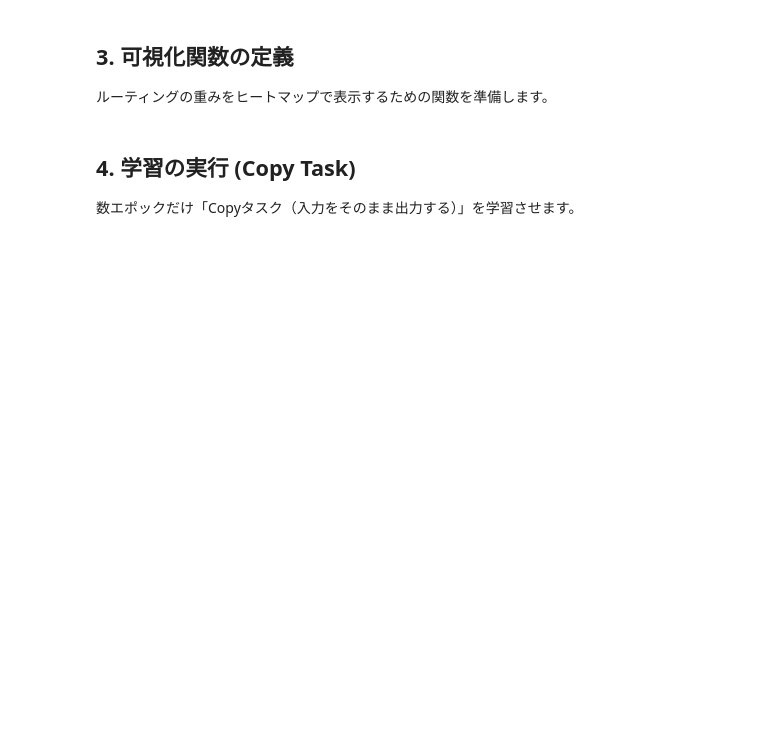
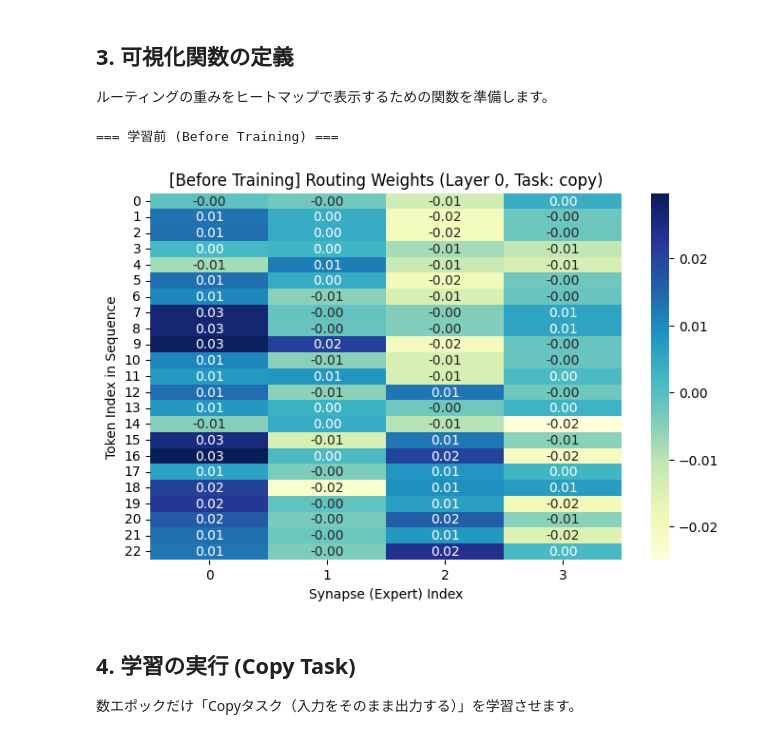
Before and after one commit to JunSuzukiJapan/SynapticRouter, a Jupyter notebook: notebooks/02_learning_and_routing_demo.ipynb, the cells around one changed output. Cells and saved outputs as stored; diff of their text form; code cells hidden in the pictures; blank space fills up the shorter version.

```diff
--- a/notebooks/02_learning_and_routing_demo.ipynb
+++ b/notebooks/02_learning_and_routing_demo.ipynb
@@ -51,26 +57,29 @@ optimizer = make_optimizer(model, lr=0.005)
 # %%
 def visualize_routing(model, task="copy", title_prefix=""):
     model.eval()
     # 評価用のバッチを作成 (シーケンス長10)
     x, y = make_batch(task, batch_size=1, min_len=10, max_len=10, device=device)
 
     with torch.no_grad():
-        outputs, routing_weights = model(x)
+        outputs, routing_weights, _ = model(x, torch.zeros_like(y))
 
     # 最初のレイヤーのルーティング重みを取得
     layer_idx = 0
     weights = routing_weights[layer_idx][0].cpu().numpy()
 
     plt.figure(figsize=(8, 5))
     sns.heatmap(weights, cmap="YlGnBu", annot=True, fmt=".2f")
     plt.title(f"{title_prefix} Routing Weights (Layer {layer_idx}, Task: {task})")
     plt.xlabel("Synapse (Expert) Index")
     plt.ylabel("Token Index in Sequence")
     plt.show()
 
 # 学習前の状態を可視化
 print("=== 学習前 (Before Training) ===")
 visualize_routing(model, title_prefix="[Before Training]")
+# %% [output]
+=== 学習前 (Before Training) ===
+[figure, added]
 # %% [markdown]
 ## 4. 学習の実行 (Copy Task)
 数エポックだけ「Copyタスク（入力をそのまま出力する）」を学習させます。
```
Also changed, not shown: parts of 4 cells of this notebook, 9 other files.
